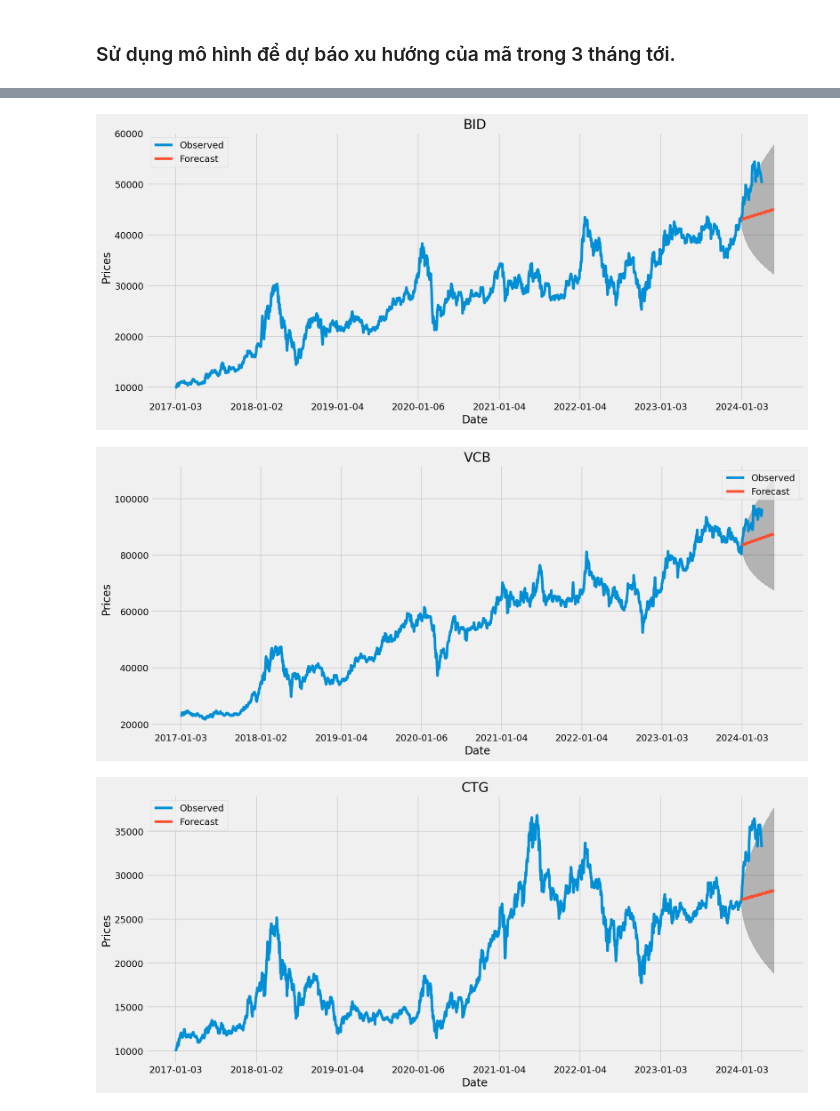
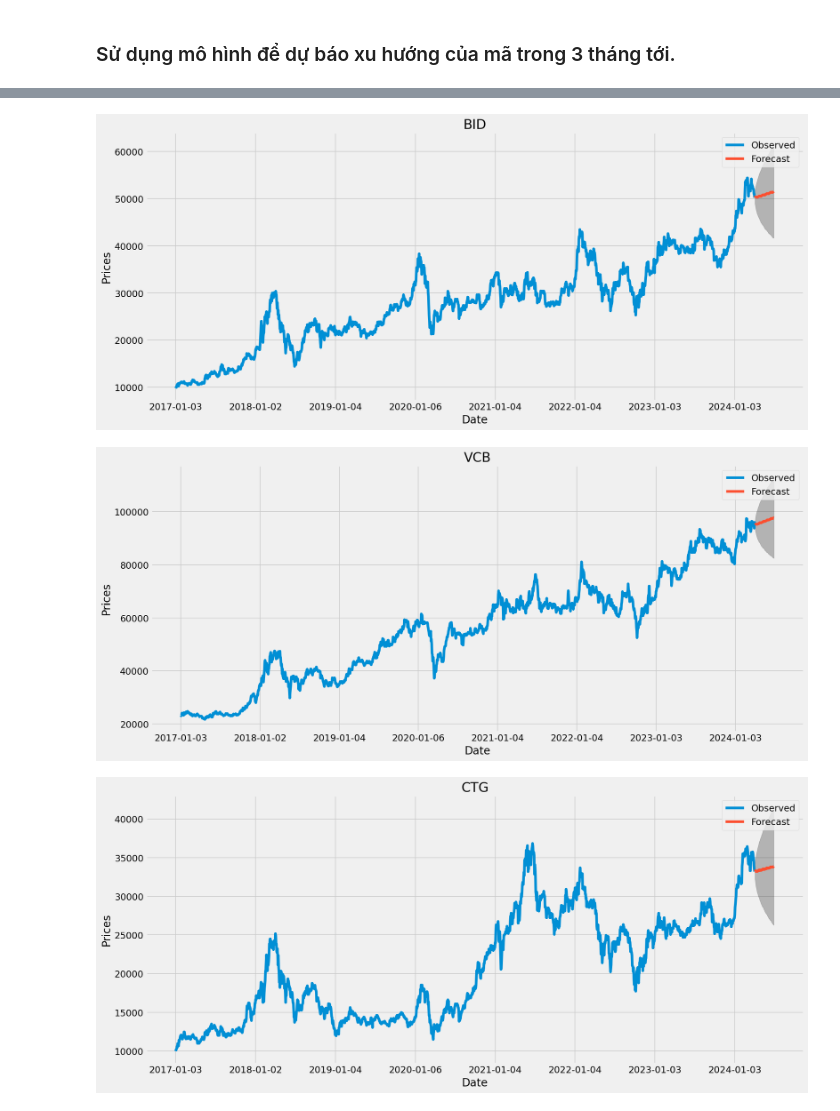
Before and after one commit to HoangHuyyyy/CSC14115, a Jupyter notebook: ARIMA.ipynb, the cells around one changed output, grey strips where cells are left out. Cells and saved outputs as stored; diff of their text form; code cells hidden in the pictures.

```diff
--- a/ARIMA.ipynb
+++ b/ARIMA.ipynb
@@ -387,14 +187,14 @@ for i, stock in enumerate(df.columns):
     pred_ci = pred.conf_int()
 
     ax = df[stock]['2024':].plot(label='Observed', figsize=(16,7))
-    pred_plot = pred.predicted_mean
-    pred_plot.plot(ax=ax, label='One-day Forecast', alpha=.7)
-    y_forecasted = pred.predicted_mean
-    y_truth = df['2024-01-02':]
+    predictions = pred.predicted_mean
+    predictions.plot(ax=ax, label='One-day Forecast', alpha=.7)
+
+    y_truth = df[stock]['2024-01-02':]
 
     # Compute the mean square error
-    mse = ((y_forecasted - y_truth) ** 2).mean()
-    print('The Mean Squared Error of our forecasts is {}'.format(round(mse, 2)))
+    rmse = np.sqrt(np.mean(((predictions - y_truth) ** 2)))
+    print('The Mean Squared Error of {} forecasts is {}'.format(stock, round(rmse, 2)))
 
     ax.fill_between(pred_ci.index,
                     pred_ci.iloc[:, 0],
@@ -435,7 +239,7 @@ Next day CTG predict: 33221.52271520705
 ### Sử dụng mô hình để dự báo xu hướng của mã trong 3 tháng tới.
 # %%
 def Forcast(stock):
-    mod = sm.tsa.statespace.SARIMAX(df[stock][:'2024-01-02'],
+    mod = sm.tsa.statespace.SARIMAX(df[stock][:df.tail(1).index[0]],
                                     order=(1, 1, 1),
                                     seasonal_order=(1, 1, 1, 12),
                                     enforce_stationarity=False,
@@ -550,4 +271,4 @@ STOP: TOTAL NO. of ITERATIONS REACHED LIMIT
 # %%
 for i, stock in enumerate(df.columns):
-    plot_forcast(stock, stock_predict[i], 100)
+    plot_forcast(stock, stock_predict[i], 60)
 # %% [output]
@@ -555,3 +276,3 @@ for i, stock in enumerate(df.columns):
-[figure, old version]
+[figure, new version]
-[figure, old version]
+[figure, new version]
-[figure, old version]
+[figure, new version]
```
Also changed, not shown: parts of 7 cells of this notebook.
